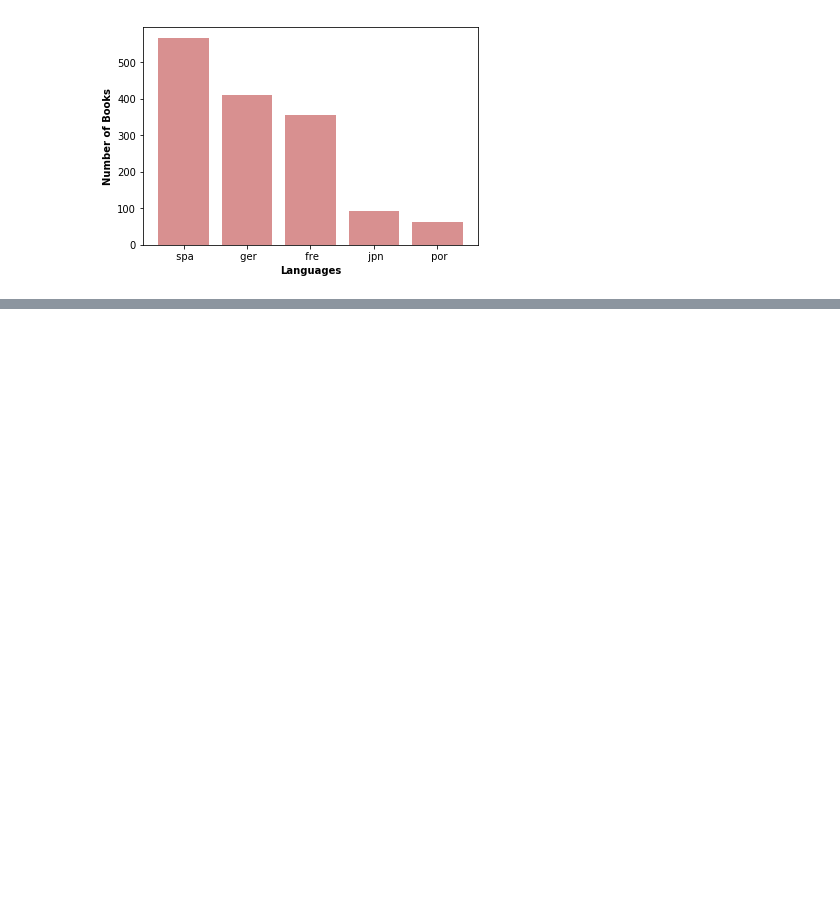
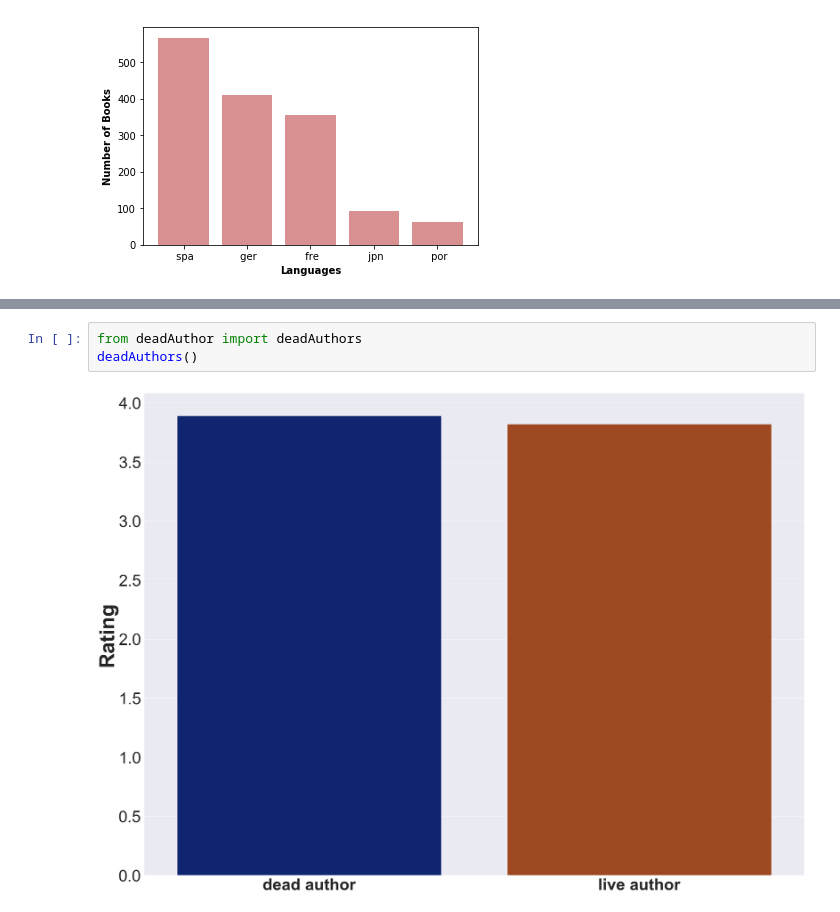
Before and after one commit to bhaktashivani/Goodreads-Data-Analysis, a Jupyter notebook: Final_function_calls.ipynb, the cells around one changed output, grey strips where cells are left out. Saved outputs shown, nothing was run; the diff lists cells and outputs as text; blank space fills up the shorter version.

```diff
--- a/Final_function_calls.ipynb
+++ b/Final_function_calls.ipynb
@@ -9,0 +17,5 @@ lan_vs_num(data)
+# %%
+from deadAuthor import deadAuthors
+deadAuthors()
+# %% [output]
+[figure, added]
```
Also changed, not shown: parts of 1 cell of this notebook.
